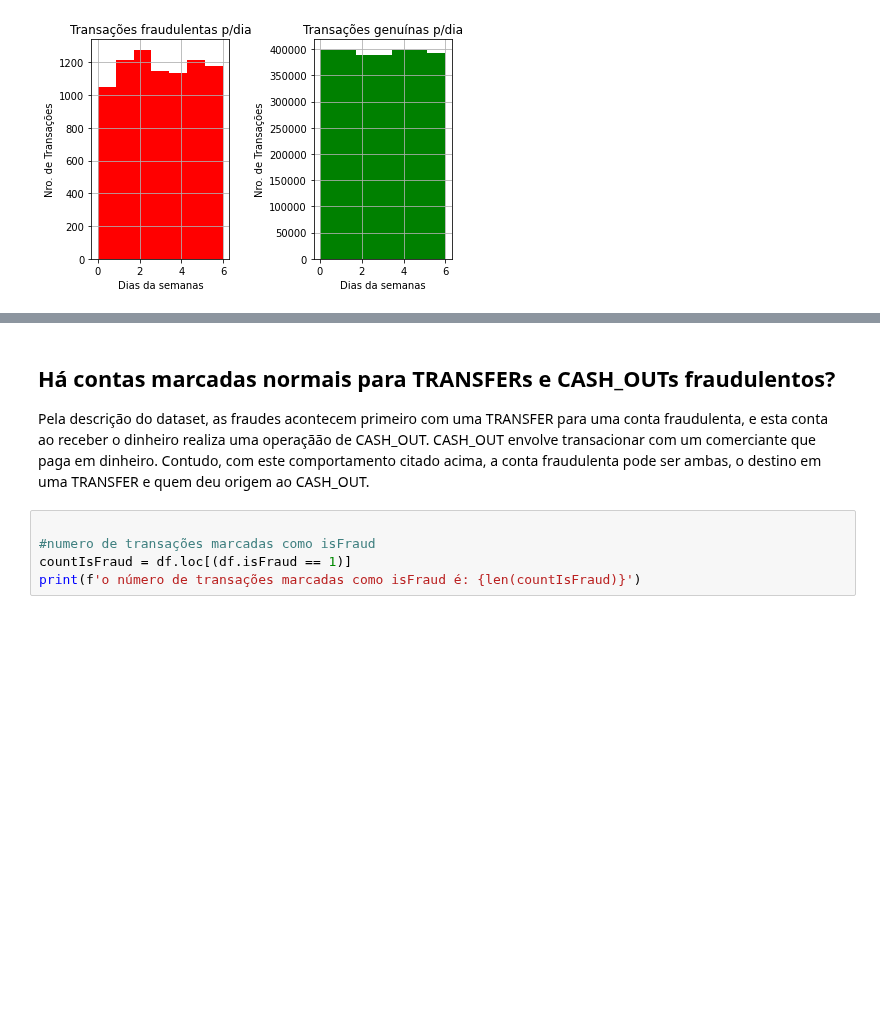
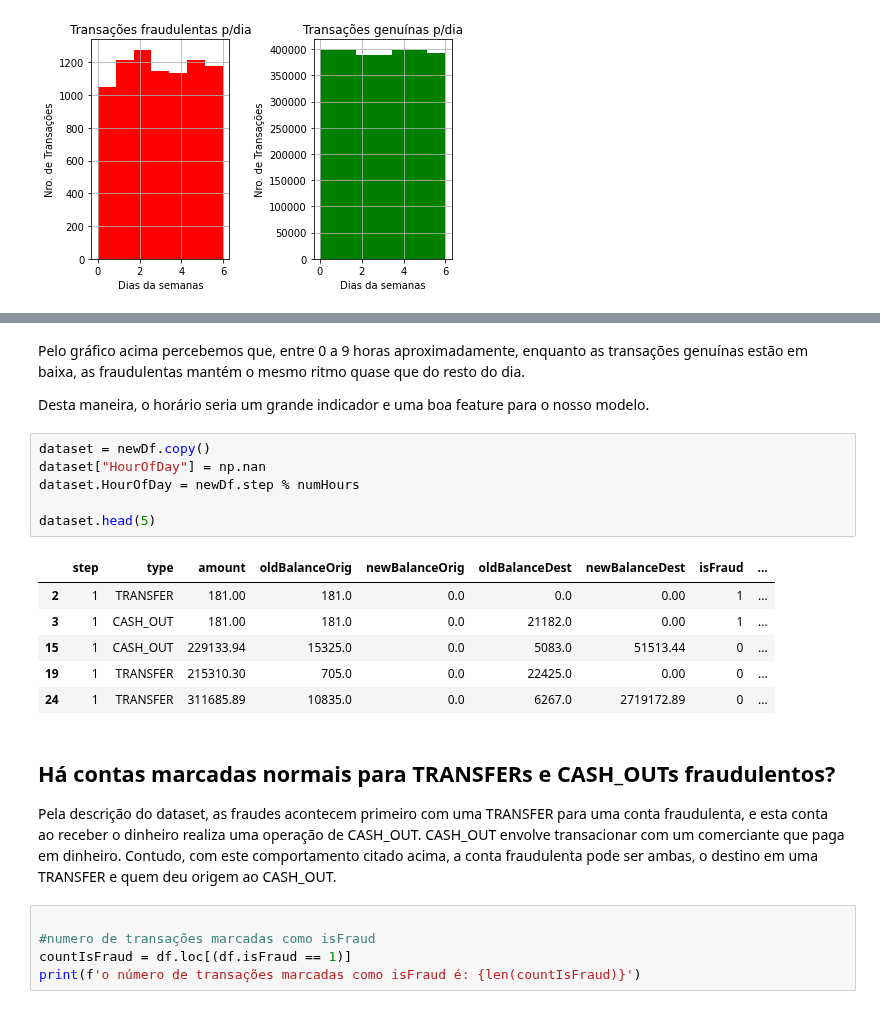
Before and after one commit to victormazevedo/predict-financial-fraud, a Jupyter notebook: Predict_Financial_Fraud.ipynb, the cells around one changed output, grey strips where cells are left out. Cells and saved outputs as stored; diff of their text form; blank space fills up the shorter version.

```diff
--- a/Predict_Financial_Fraud.ipynb
+++ b/Predict_Financial_Fraud.ipynb
@@ -420,7 +440,24 @@ plt.tight_layout()
+# %% [markdown]
+Pelo gráfico acima percebemos que, entre 0 a 9 horas aproximadamente, enquanto as transações genuínas estão em baixa, as fraudulentas mantém o mesmo ritmo quase que do resto do dia.
+
+Desta maneira, o horário seria um grande indicador e uma boa feature para o nosso modelo.
+# %%
+dataset = newDf.copy()
+dataset["HourOfDay"] = np.nan
+dataset.HourOfDay = newDf.step % numHours
+
+dataset.head(5)
+# %% [output]
+|  | step | type | amount | oldBalanceOrig | newBalanceOrig | oldBalanceDest | newBalanceDest | isFraud | ... |
+| 2 | 1 | TRANSFER | 181.00 | 181.0 | 0.0 | 0.0 | 0.00 | 1 | ... |
+| 3 | 1 | CASH_OUT | 181.00 | 181.0 | 0.0 | 21182.0 | 0.00 | 1 | ... |
+| 15 | 1 | CASH_OUT | 229133.94 | 15325.0 | 0.0 | 5083.0 | 51513.44 | 0 | ... |
+| 19 | 1 | TRANSFER | 215310.30 | 705.0 | 0.0 | 22425.0 | 0.00 | 0 | ... |
+| 24 | 1 | TRANSFER | 311685.89 | 10835.0 | 0.0 | 6267.0 | 2719172.89 | 0 | ... |
 # %% [markdown]
 ## Há contas marcadas normais para TRANSFERs e CASH_OUTs fraudulentos?
 
-Pela descrição do dataset, as fraudes acontecem primeiro com uma TRANSFER para uma conta fraudulenta, e esta conta ao receber o dinheiro realiza uma operaçãão de CASH_OUT. CASH_OUT envolve transacionar com um comerciante que paga em dinheiro. Contudo, com este comportamento citado acima, a conta fraudulenta pode ser ambas, o destino em uma TRANSFER e quem deu origem ao CASH_OUT.
+Pela descrição do dataset, as fraudes acontecem primeiro com uma TRANSFER para uma conta fraudulenta, e esta conta ao receber o dinheiro realiza uma operação de CASH_OUT. CASH_OUT envolve transacionar com um comerciante que paga em dinheiro. Contudo, com este comportamento citado acima, a conta fraudulenta pode ser ambas, o destino em uma TRANSFER e quem deu origem ao CASH_OUT.
 # %%
 
 #numero de transações marcadas como isFraud
```
Also changed, not shown: parts of 2 cells of this notebook.
